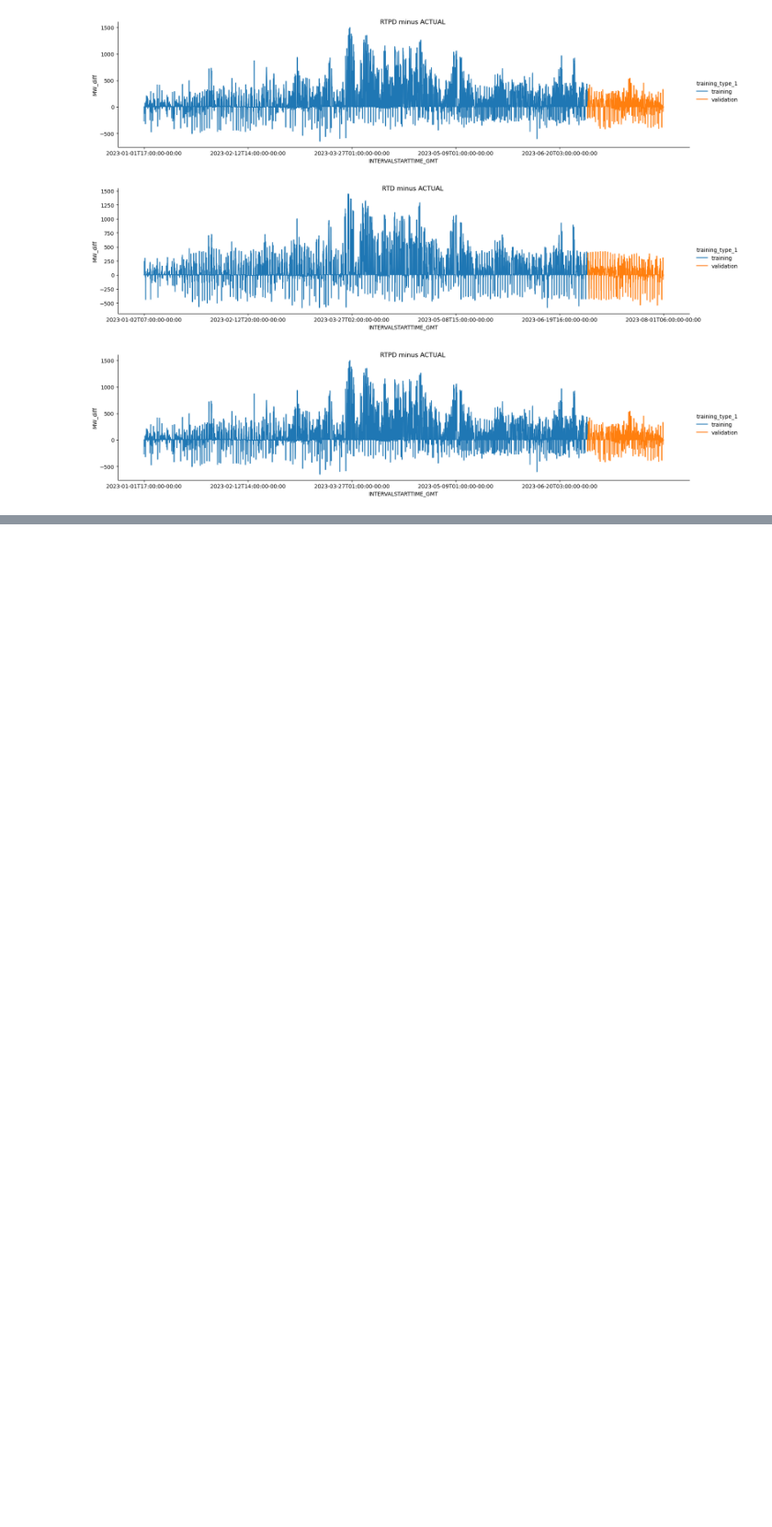
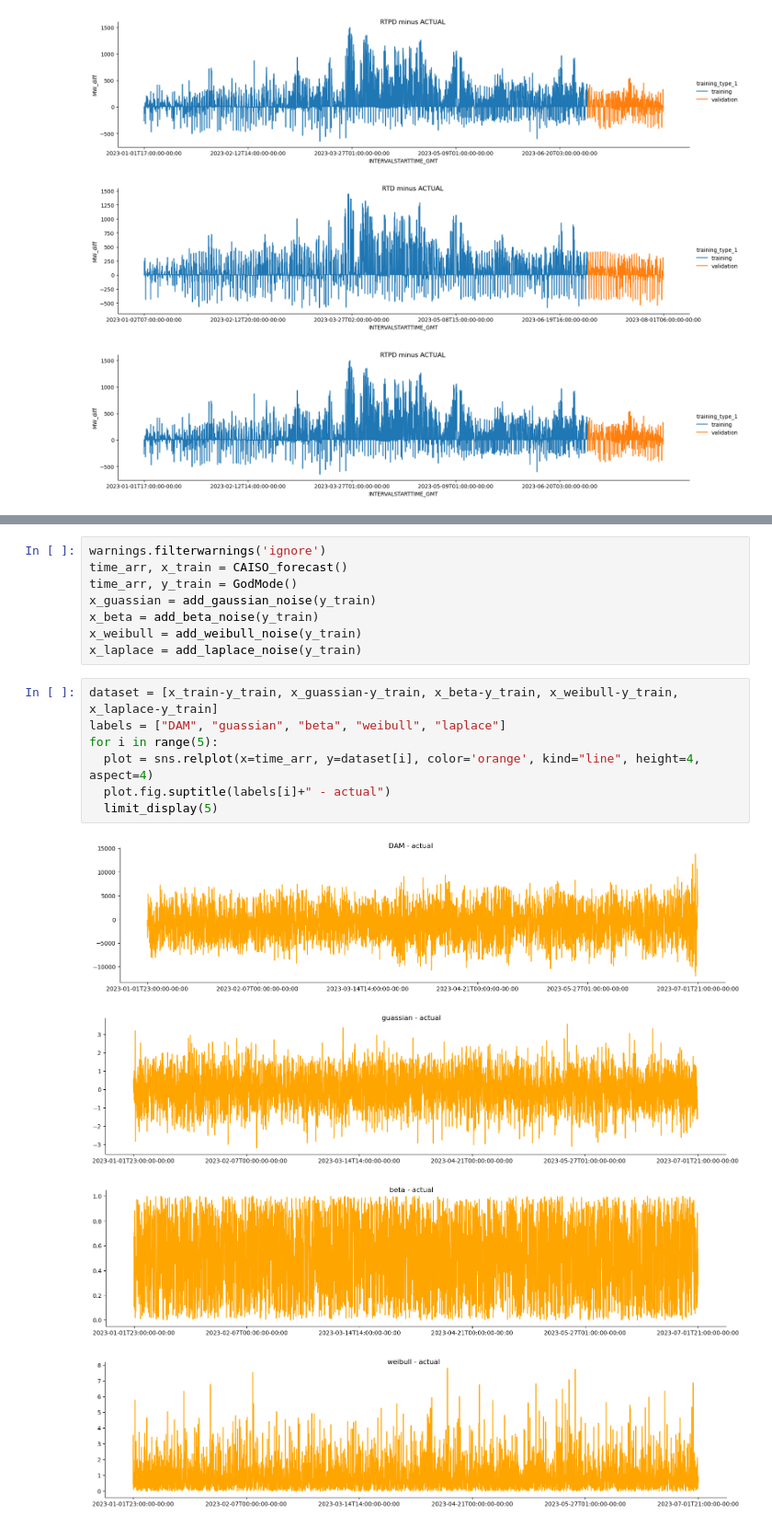
Before and after one commit to janghl/Siemens-Privacy-in-Reinforcement-Learning, a Jupyter notebook: demand.ipynb, the cells around one changed output, grey strips where cells are left out. Shown at 92% size. Cells and saved outputs as stored; diff of their text form; blank space fills up the shorter version.

```diff
--- a/demand.ipynb
+++ b/demand.ipynb
@@ -187,0 +232,20 @@ visulize_difference()
+# %%
+warnings.filterwarnings('ignore')
+time_arr, x_train = CAISO_forecast()
+time_arr, y_train = GodMode()
+x_guassian = add_gaussian_noise(y_train)
+x_beta = add_beta_noise(y_train)
+x_weibull = add_weibull_noise(y_train)
+x_laplace = add_laplace_noise(y_train)
+# %%
+dataset = [x_train-y_train, x_guassian-y_train, x_beta-y_train, x_weibull-y_train, x_laplace-y_train]
+labels = ["DAM", "guassian", "beta", "weibull", "laplace"]
+for i in range(5):
+  plot = sns.relplot(x=time_arr, y=dataset[i], color='orange', kind="line", height=4, aspect=4)
+  plot.fig.suptitle(labels[i]+" - actual")
+  limit_display(5)
+# %% [output]
+[figure, added]
+[figure, added]
+[figure, added]
+[figure, added]
```
Also changed, not shown: parts of 4 cells of this notebook, 1 other file.
